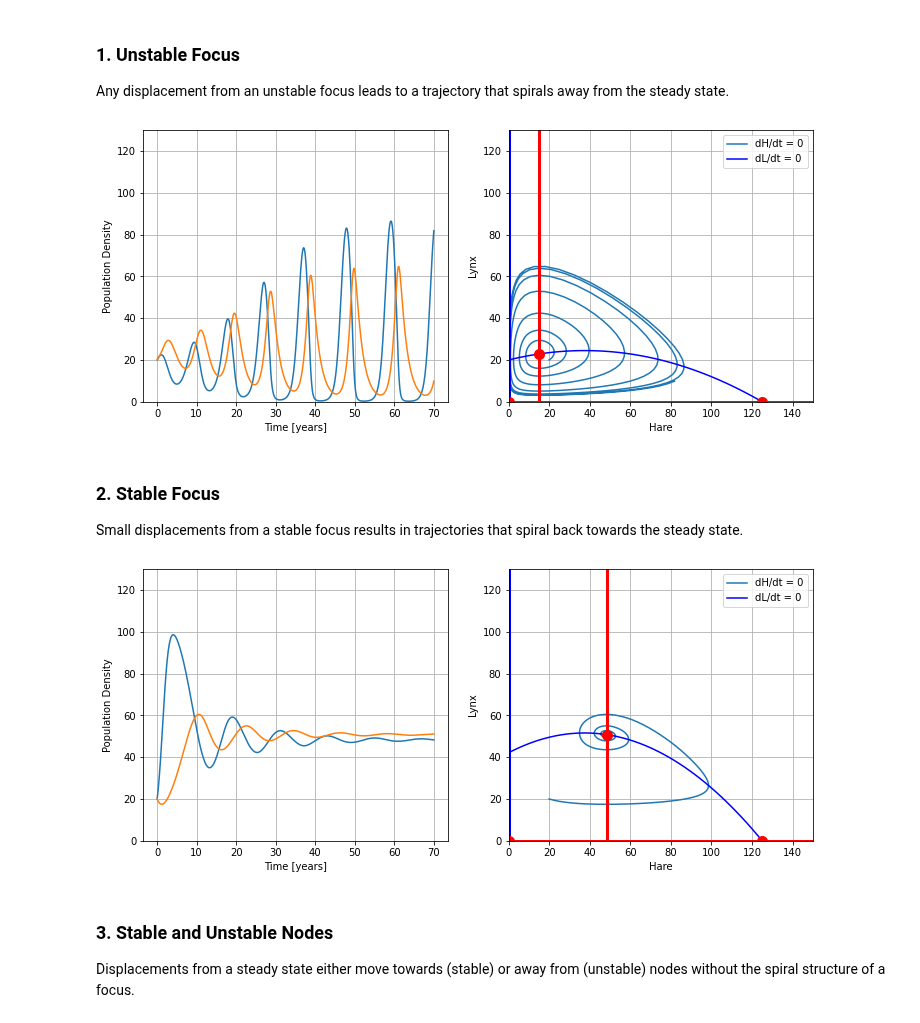
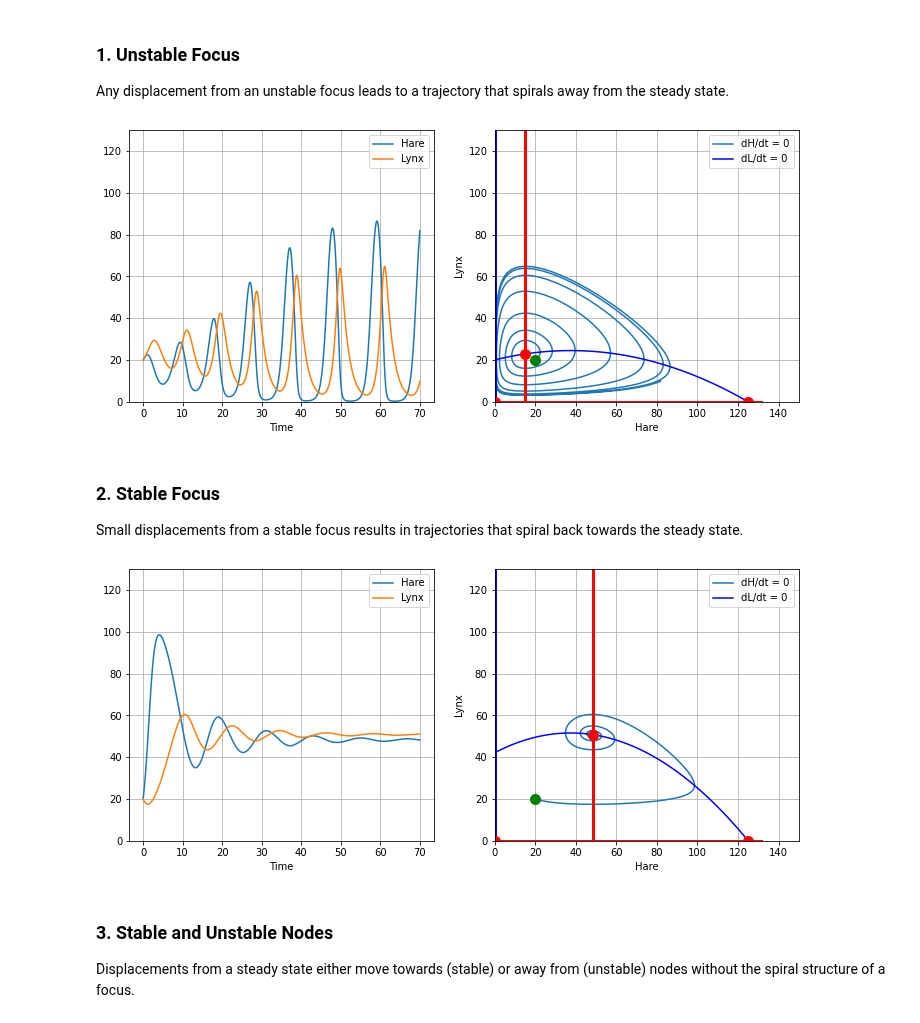
Before and after one commit to jckantor/cbe30338-book, a Jupyter notebook: _build/html/_sources/notebooks/02.08-Hare-and-Lynx.ipynb, the cells around one changed output. Cells and saved outputs as stored; diff of their text form; code cells hidden in the pictures.

Commit message:
reformat code in hare lynx

```diff
--- a/_build/html/_sources/notebooks/02.08-Hare-and-Lynx.ipynb
+++ b/_build/html/_sources/notebooks/02.08-Hare-and-Lynx.ipynb
@@ -119,3 +138,4 @@ df.plot(x="Year", grid=True, title="Hare/Lynx Population Dynamics")
 # %%
-df.plot(x="Hare", y="Lynx", grid=True)
+ax = df.plot(x="Hare", y="Lynx", grid=True)
+ax.plot(df.loc[0, "Hare"], df.loc[0, "Lynx"], "g.", ms=20)
 # %% [output]
@@ -148,13 +168,12 @@ $$\frac{dL}{dt} = 0 \implies \begin{cases}
 # %% [markdown]
 For convenience, we create a function to plots the nullclines and steady states that occur where the nullclines intersect.
 # %%
-def plot_nullclines():
+def plot_nullclines(a=3.2, b=0.6, c=50, d=0.56, k=125, r=1.6):
+
     # nullcline dH/dt = 0
-    Hp = np.linspace(0,k)
+    Hp = np.linspace(0, k)
     Lp = (r/a)*(c + Hp)*(1 - Hp/k)
     plt.plot(Hp, Lp, 'b')
-    plt.ylim(0, 130)
-    plt.xlim(0, 150)
 
     # nullcline dL/dt = 0
     Hd = c*d/(a*b - d)
@@ -169,10 +188,12 @@ def plot_nullclines():
     Lss = r*(1 - Hss/k)*(c + Hss)/a
     plt.plot([0, k, Hss], [0, 0, Lss], 'r.', ms=20)
 
+    # format plot
+    plt.ylim(0, 130)
+    plt.xlim(0, 150)
     plt.xlabel('Hare')
     plt.ylabel('Lynx')
     plt.legend(['dH/dt = 0','dL/dt = 0'])
-
     plt.grid(True)
 # %% [markdown]
 Here's a plot of the nullclines for the default parameter values. The steady states correspond to
@@ -227,22 +223,12 @@ def hare_lynx_plot(t, H, L):
 An additional function is created to encapsulate the entire process of solving the model and displaying the solution. The function takes arguments specifing the initial values of $H$ and $L$, and a value of the parameter $a$.  These argument
-# %%
-# default parameter values
-a = 3.2
-b = 0.6
-c = 50
-d = 0.56
-k = 125
-r = 1.6
-
-# perform simulation
-t = np.linspace(0,70,500)
-
-def lynx_hare(H=20, L=20, aslider=3.2):
-    IC = [H, L]
-    global a
-    a = aslider
-    soln = solve_ivp(deriv, [min(t), max(t)], IC, t_eval=t)
-    hare_lynx_plot(soln.t, soln.y[0, :], soln.y[1, :])
+# %%
+def hare_lynx(H=20, L=20, a=3.2):
+    df = simulate_hare_lynx([H, L], a=a)
+    fig, ax = plt.subplots(1, 2, figsize=(12, 5))
+    df.plot(x="Time", ax=ax[0], ylim=(0, 130), grid=True)
+    ax = df.plot(x="Hare", y="Lynx", ax=ax[1], ylim=(0, 130), grid=True)
+    plot_nullclines(a=a)
+    ax.plot(df.loc[0, "Hare"], df.loc[0, "Lynx"], 'g.', ms=20)
 # %% [markdown]
 Use the `aslider` to adjust values of the Hare/Lynx interaction.  Can you indentify stable and unstable steady states?
 # %%
@@ -257,17 +243,17 @@ interactive(children=(IntSlider(value=20, description='H', max=80), IntSlider(va
 
 Any displacement from an unstable focus leads to a trajectory that spirals away from the steady state.
 # %%
-lynx_hare(H=20, L=20, aslider=4)
+hare_lynx(H=20, L=20, a=4)
 # %% [output]
-[figure, old version]
+[figure, new version]
 # %% [markdown]
 ### 2. Stable Focus
 
 Small displacements from a stable focus results in trajectories that spiral back towards the steady state.
 # %%
-lynx_hare(H=20, L=20, aslider=1.9)
+hare_lynx(H=20, L=20, a=1.9)
 # %% [output]
-[figure, old version]
+[figure, new version]
 # %% [markdown]
 ### 3. Stable and Unstable Nodes
 
```
Also changed, not shown: parts of 15 cells of this notebook, 18 other files.
